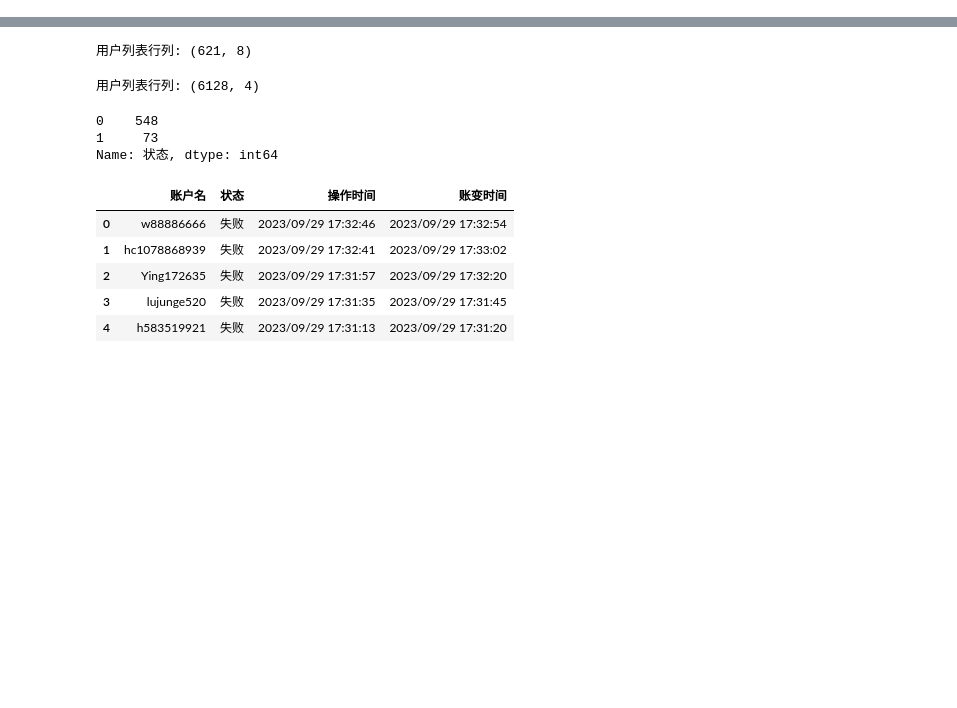
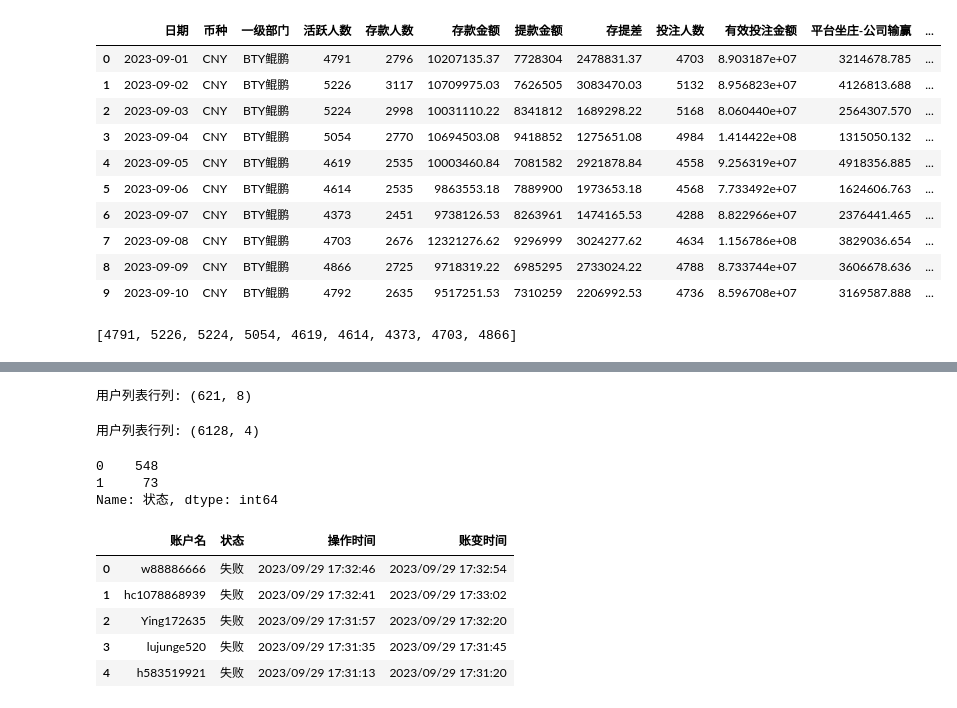
Before and after one commit to Marquis0065/project202308285, a Jupyter notebook: Bsport/TEST_/test1.ipynb, the cells around one changed output, grey strips where cells are left out. Cells and saved outputs as stored; diff of their text form; code cells hidden in the pictures; blank space fills up the shorter version.

```diff
--- a/Bsport/TEST_/test1.ipynb
+++ b/Bsport/TEST_/test1.ipynb
@@ -0,0 +1281,19 @@
+# %%
+test = df[:10]
+test
+# %% [output]
+|  | 日期 | 币种 | 一级部门 | 活跃人数 | 存款人数 | 存款金额 | 提款金额 | 存提差 | 投注人数 | 有效投注金额 | 平台坐庄-公司输赢 | ... |
+| 0 | 2023-09-01 | CNY | BTY鲲鹏 | 4791 | 2796 | 10207135.37 | 7728304 | 2478831.37 | 4703 | 8.903187e+07 | 3214678.785 | ... |
+| 1 | 2023-09-02 | CNY | BTY鲲鹏 | 5226 | 3117 | 10709975.03 | 7626505 | 3083470.03 | 5132 | 8.956823e+07 | 4126813.688 | ... |
+| 2 | 2023-09-03 | CNY | BTY鲲鹏 | 5224 | 2998 | 10031110.22 | 8341812 | 1689298.22 | 5168 | 8.060440e+07 | 2564307.570 | ... |
+| 3 | 2023-09-04 | CNY | BTY鲲鹏 | 5054 | 2770 | 10694503.08 | 9418852 | 1275651.08 | 4984 | 1.414422e+08 | 1315050.132 | ... |
+| 4 | 2023-09-05 | CNY | BTY鲲鹏 | 4619 | 2535 | 10003460.84 | 7081582 | 2921878.84 | 4558 | 9.256319e+07 | 4918356.885 | ... |
+| 5 | 2023-09-06 | CNY | BTY鲲鹏 | 4614 | 2535 | 9863553.18 | 7889900 | 1973653.18 | 4568 | 7.733492e+07 | 1624606.763 | ... |
+| 6 | 2023-09-07 | CNY | BTY鲲鹏 | 4373 | 2451 | 9738126.53 | 8263961 | 1474165.53 | 4288 | 8.822966e+07 | 2376441.465 | ... |
+| 7 | 2023-09-08 | CNY | BTY鲲鹏 | 4703 | 2676 | 12321276.62 | 9296999 | 3024277.62 | 4634 | 1.156786e+08 | 3829036.654 | ... |
+| 8 | 2023-09-09 | CNY | BTY鲲鹏 | 4866 | 2725 | 9718319.22 | 6985295 | 2733024.22 | 4788 | 8.733744e+07 | 3606678.636 | ... |
+| 9 | 2023-09-10 | CNY | BTY鲲鹏 | 4792 | 2635 | 9517251.53 | 7310259 | 2206992.53 | 4736 | 8.596708e+07 | 3169587.888 | ... |
+# %%
+list(test['活跃人数'])[:-1]
+# %% [output]
+[4791, 5226, 5224, 5054, 4619, 4614, 4373, 4703, 4866]
```
Also changed, not shown: parts of 61 cells of this notebook, 5 other files.
